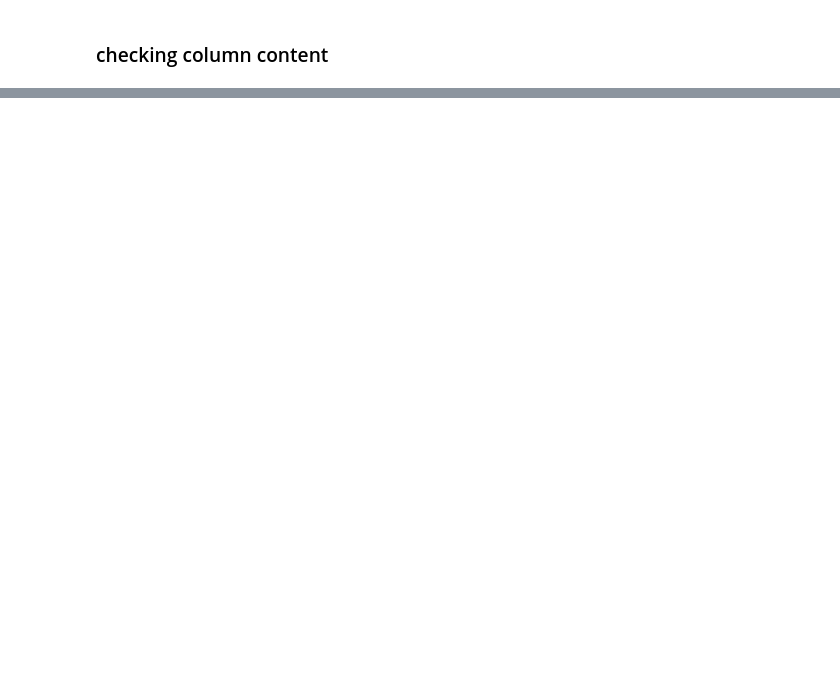
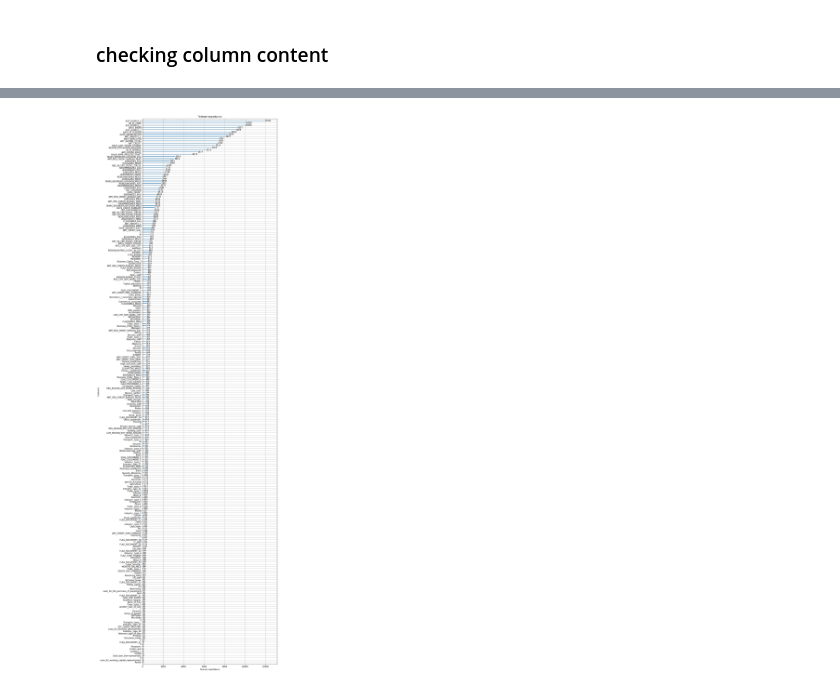
Before and after one commit to a-yoshio/kaggle_HomeCredit, a Jupyter notebook: yoshino/bureau_data_EDA.ipynb, the cells around one changed output, grey strips where cells are left out. Drawn from its saved outputs; the diff is of its cells as text; code cells hidden in the pictures; blank space fills up the shorter version.

```diff
--- a/yoshino/bureau_data_EDA.ipynb
+++ b/yoshino/bureau_data_EDA.ipynb
@@ -130,0 +172,4 @@ profile.to_file(outputfile="bureau_data_profile.html")
+# %%
+#split target
+y_train = train['TARGET']
+x_train = train.drop('TARGET', axis=1)
@@ -130,0 +178,24 @@ profile.to_file(outputfile="bureau_data_profile.html")
+# %%
+x_train, x_val, y_train, y_val = train_test_split(x_train, y_train, test_size=0.2, random_state=18)
+lgb_train = lgb.Dataset(data=x_train, label=y_train)
+lgb_eval = lgb.Dataset(data=x_val, label=y_val)
+# %%
+params = {
+'task': 'train',
+'boosting_type': 'gbdt',
+'objective': 'binary',
+'metric': 'auc',
+'learning_rate': 0.01,
+'num_leaves': 48,
+'num_iteration': 5000,
+'verbose': 0 ,
+'colsample_bytree':.8,
+'subsample':.9,
+'max_depth':7,
+'reg_alpha':.1,
+'reg_lambda':.1,
+'min_split_gain':.01,
+'min_child_weight':1
+}
+# %%
+model = lgb.train(params, lgb_train, valid_sets=lgb_eval, early_stopping_rounds=150, verbose_eval=200)
@@ -130,0 +220,4 @@ profile.to_file(outputfile="bureau_data_profile.html")
+# %%
+importance_list = lgb.plot_importance(model, figsize=(12, 50));
+# %% [output]
+[figure, added]
```
Also changed, not shown: parts of 13 cells of this notebook.
